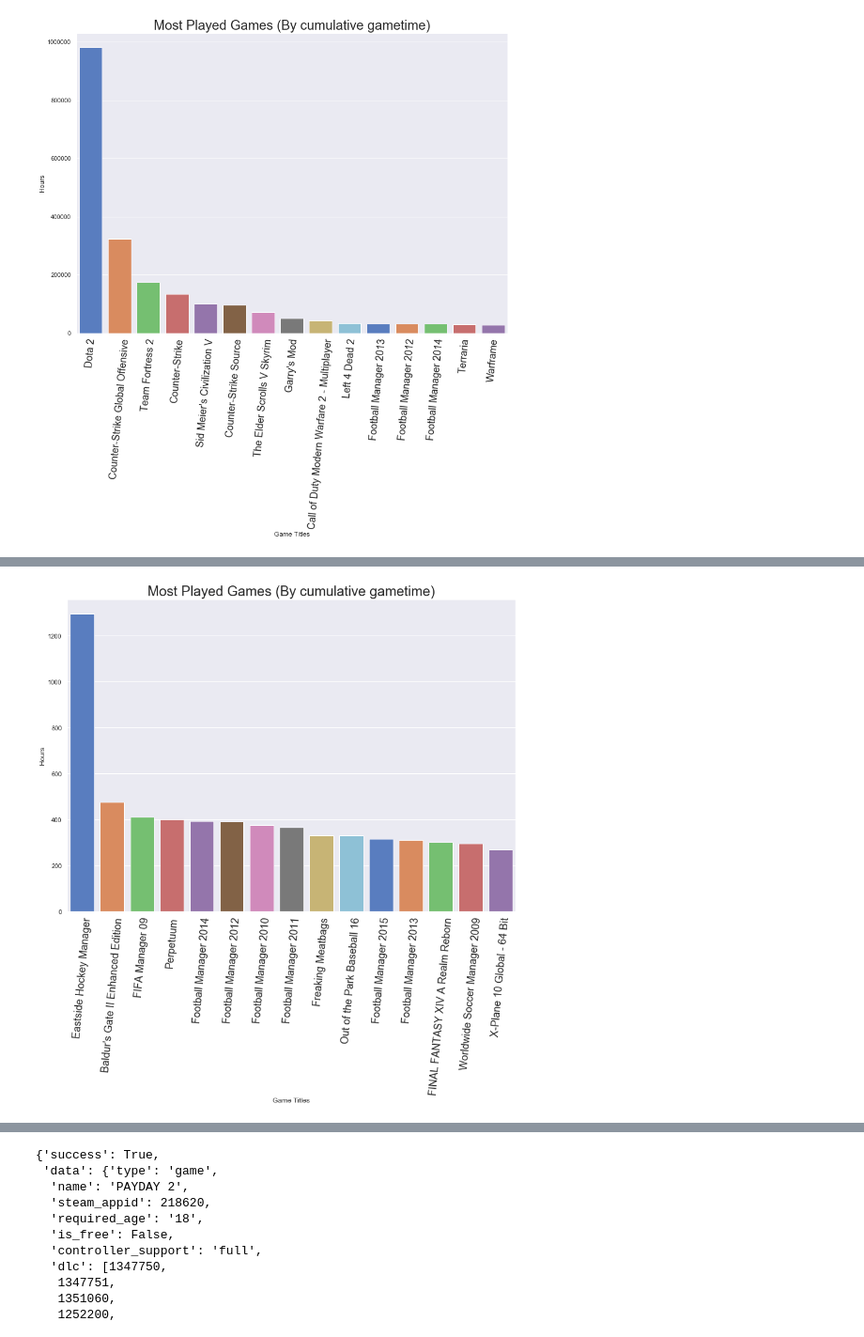
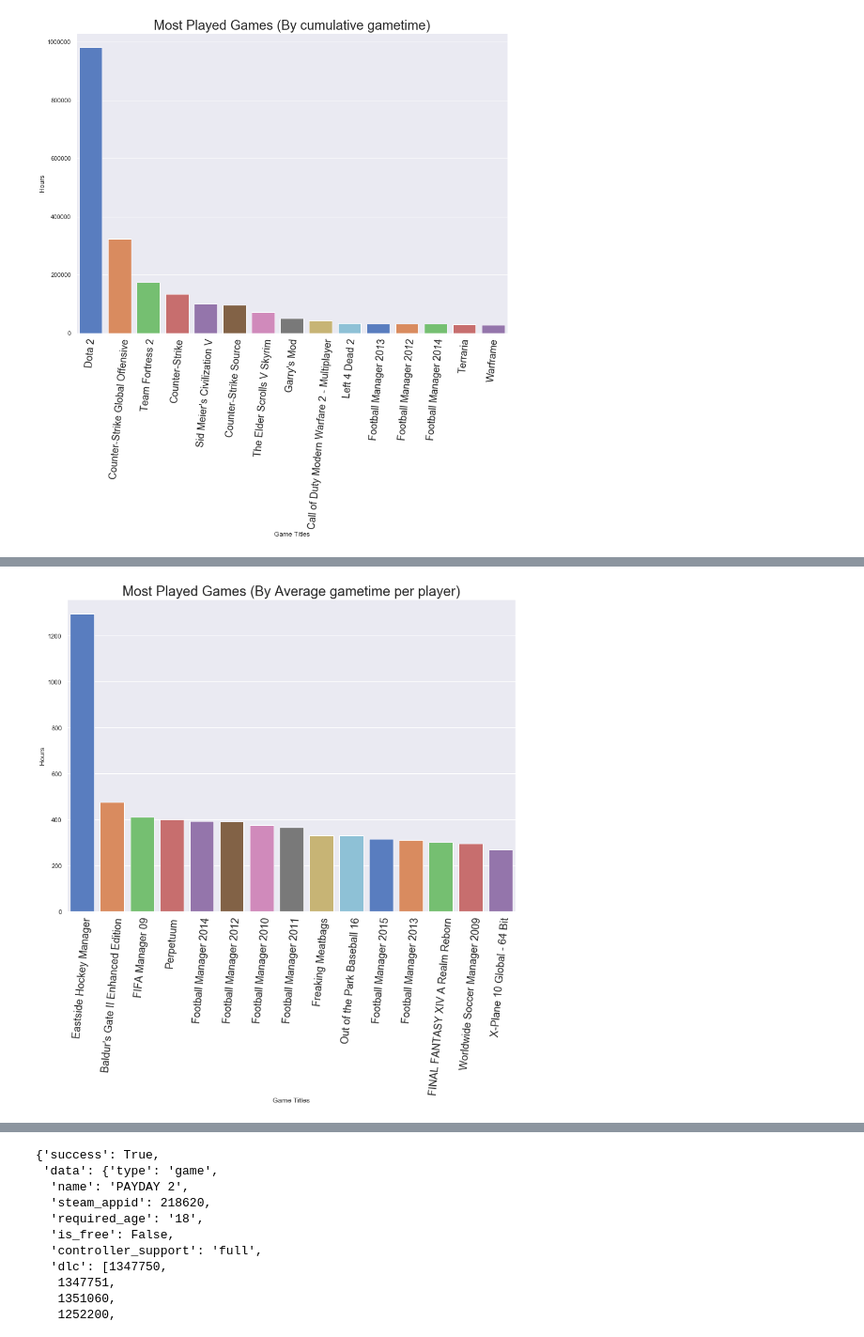
Before and after one commit to alexretana/Steam-Kaggle-Exploratory-Data-Analysis, a Jupyter notebook: Steam-Exploratory-Data-Analysis.ipynb, the cells around one changed output, grey strips where cells are left out. Shown at 94% size. Cells and saved outputs as stored; diff of their text form; code cells hidden in the pictures.

Commit message:
Completes Data Visulazation w/ descriptions, also adds more titls

```diff
--- a/Steam-Exploratory-Data-Analysis.ipynb
+++ b/Steam-Exploratory-Data-Analysis.ipynb
@@ -335,16 +336,0 @@ There is likely more insight from categorical plots.
-# %%
-games_df_head = games_stats_df.sort_values('buyer-count', ascending=False).head(15)
-games_df_head["title"] = games_df_head.index
-games_melt = games_df_head.melt(id_vars="title", value_vars=["buyer-count","player-count"])
-
-sns.set(rc={'figure.figsize':(14,10)})
-
-most_purch_game = sns.barplot(x="title",
-            y="value",
-            hue="variable",
-            palette = "Set2",
-            data=games_melt,
-            ax= ax[0])
-
-most_purch_game.set_xticklabels(most_purch_game.get_xticklabels(), rotation=85, fontsize=18)
-most_purch_game.set_title('Most Purchased Games', fontsize = 24)
@@ -353,16 +336,0 @@ Text(0.5, 1, 'Most Purchased Games')
-# %%
-games_df_head = games_stats_df.sort_values('player-count', ascending=False).head(15)
-games_df_head["title"] = games_df_head.index
-games_melt = games_df_head.melt(id_vars="title", value_vars=["buyer-count","player-count"])
-
-sns.set(rc={'figure.figsize':(14,10)})
-
-most_played_game = sns.barplot(x="title",
-            y="value",
-            hue="variable",
-            palette = "pastel",
-            data=games_melt,
-            ax= ax[1])
-
-ax[1].set_xticklabels(most_played_game.get_xticklabels(), rotation=85, fontsize=18)
-ax[1].set_title('Most Played Games', fontsize = 24)
@@ -438,21 +420,21 @@ plt.show()
 # %%
-#repeat steps for before, but look at top played games, but looking at gametime instead of playercount
+#repeat steps for before, but look at top played games, but looking at avg gametime instead of cummulative gametime
 games_df_head = games_stats_df.sort_values('avg-hours-played', ascending=False).head(15)
 games_df_head["title"] = games_df_head.index
 games_melt = games_df_head.melt(id_vars="title", value_vars=['avg-hours-played'])
 
 #creates object on second ax
 most_played_game = sns.barplot(x="title",
             y="value",
             palette = "muted",
             data=games_melt)
 
 #edits format
 most_played_game.set_xticklabels(most_played_game.get_xticklabels(), rotation=85, fontsize=18)
 most_played_game.set_xlabel('Game Titles')
 most_played_game.set_ylabel('Hours')
-most_played_game.set_title('Most Played Games (By cumulative gametime)', fontsize = 24)
+most_played_game.set_title('Most Played Games (By Average gametime per player)', fontsize = 24)
 
 plt.show()
 # %% [output]
-[figure, old version]
+[figure, new version]
```
Also changed, not shown: parts of 16 cells of this notebook.
